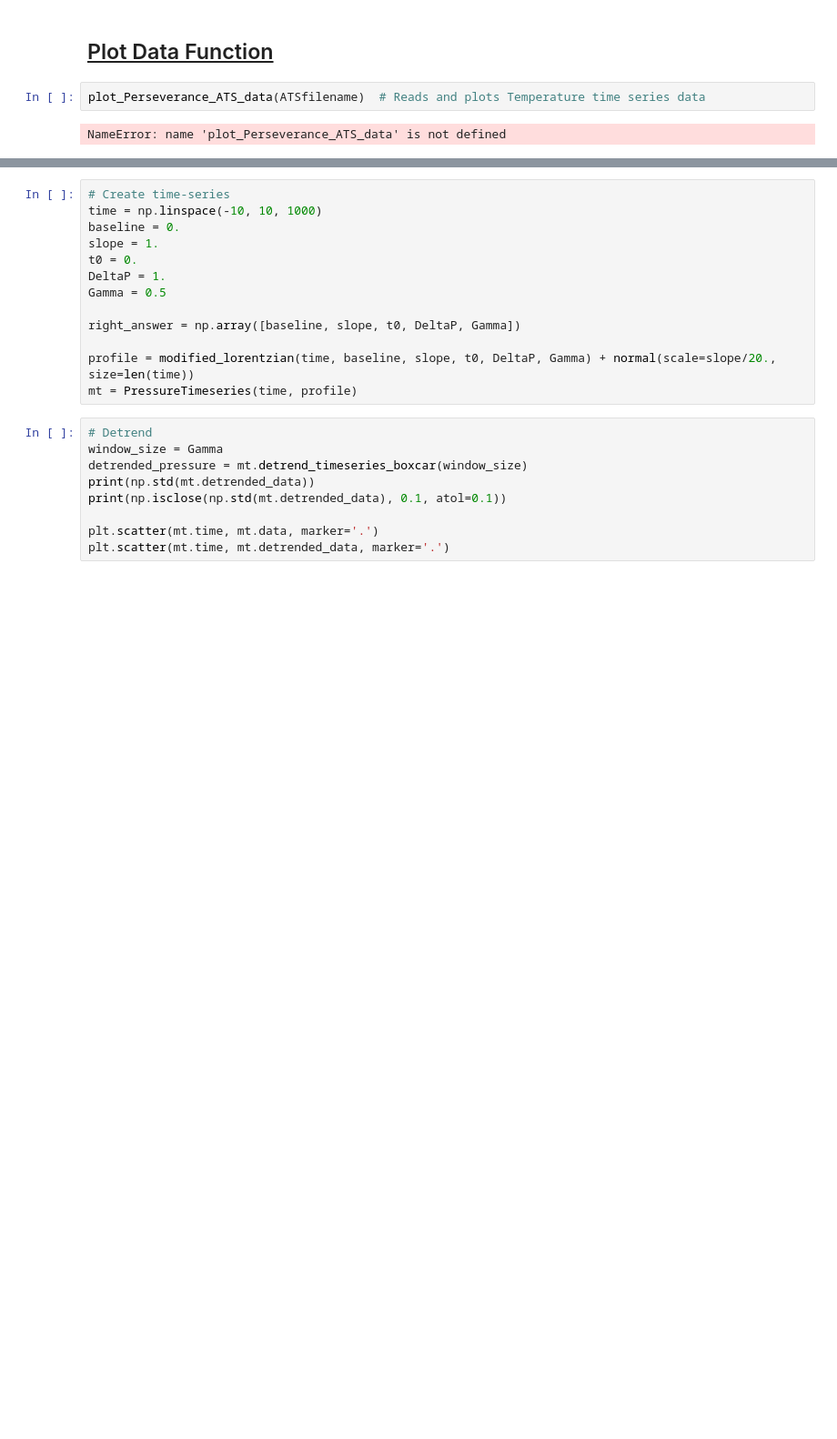
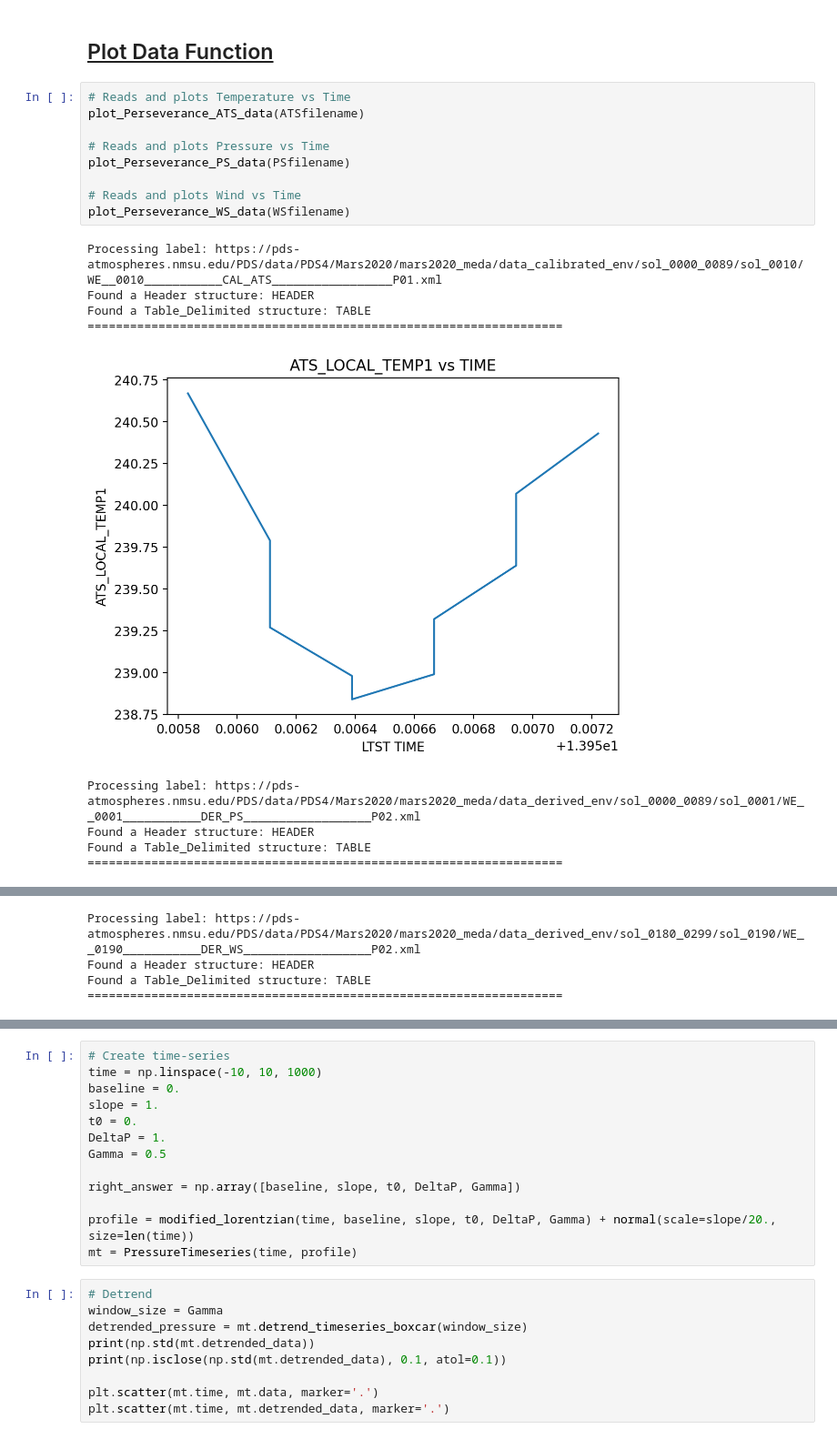
Before and after one commit to cs481-ekh/f22-dust-devils, a Jupyter notebook: docs/examples/Using_Muldoon.ipynb, the cells around one changed output, grey strips where cells are left out. Shown at 91% size. Cells and saved outputs as stored; diff of their text form; blank space fills up the shorter version.

Commit message:
error fixed

```diff
--- a/docs/examples/Using_Muldoon.ipynb
+++ b/docs/examples/Using_Muldoon.ipynb
@@ -59,6 +74,21 @@ ax2.scatter(wind_time, wind, color='red')
 # %% [markdown]
 ## <ins> Plot Data Function </ins>
 # %%
-plot_Perseverance_ATS_data(ATSfilename)  # Reads and plots Temperature time series data
+# Reads and plots Temperature vs Time
+plot_Perseverance_ATS_data(ATSfilename)
+
+# Reads and plots Pressure vs Time
+plot_Perseverance_PS_data(PSfilename)
+
+# Reads and plots Wind vs Time
+plot_Perseverance_WS_data(WSfilename)
 # %% [output]
-NameError: name 'plot_Perseverance_ATS_data' is not defined
+Processing label: https://pds-atmospheres.nmsu.edu/PDS/data/PDS4/Mars2020/mars2020_meda/data_calibrated_env/sol_0000_0089/sol_0010/WE__0010___________CAL_ATS_________________P01.xml
+Found a Header structure: HEADER
+Found a Table_Delimited structure: TABLE
+===================================================================
+[figure, added]
+Processing label: https://pds-atmospheres.nmsu.edu/PDS/data/PDS4/Mars2020/mars2020_meda/data_derived_env/sol_0000_0089/sol_0001/WE__0001___________DER_PS__________________P02.xml
+Found a Header structure: HEADER
+Found a Table_Delimited structure: TABLE
+===================================================================
@@ -64,0 +96,4 @@ NameError: name 'plot_Perseverance_ATS_data' is not defined
+Processing label: https://pds-atmospheres.nmsu.edu/PDS/data/PDS4/Mars2020/mars2020_meda/data_derived_env/sol_0180_0299/sol_0190/WE__0190___________DER_WS__________________P02.xml
+Found a Header structure: HEADER
+Found a Table_Delimited structure: TABLE
+===================================================================
```
Also changed, not shown: parts of 14 cells of this notebook, 7 other files.
